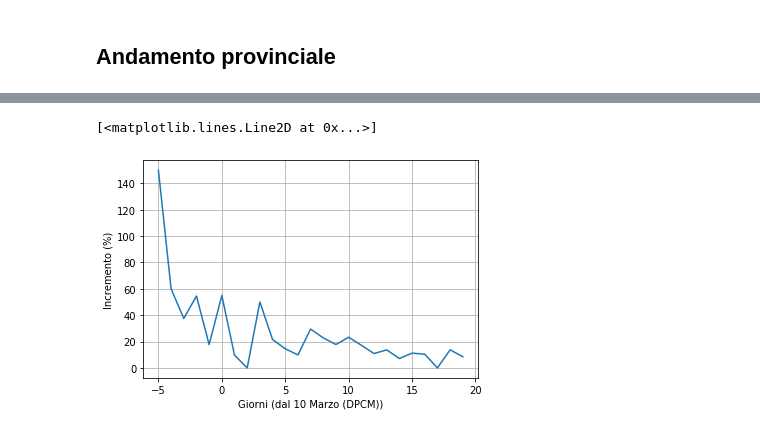
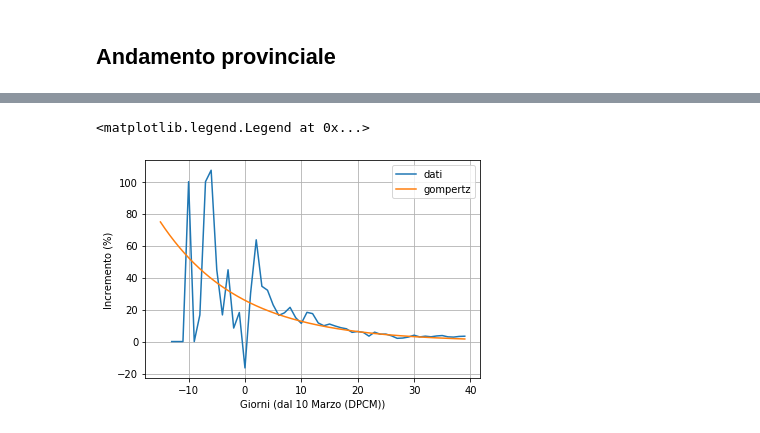
Before and after one commit to rfrancesco/covid-analysis, a Jupyter notebook: covid-ita.ipynb, the cells around one changed output, grey strips where cells are left out. Cells and saved outputs as stored; diff of their text form; code cells hidden in the pictures.

```diff
--- a/covid-ita.ipynb
+++ b/covid-ita.ipynb
@@ -223,7 +323,7 @@ plt.plot(t[1:], smoothr, label='dati')
 ## Andamento provinciale
 # %%
 # Scegliere la provincia e il campo da analizzare
-provincia = 'PI'
+provincia = 'RM'
 
 pv_data = province[province.sigla_provincia.eq(provincia)]
 pv_casi = pv_data['totale_casi']
@@ -300,0 +416,22 @@ for popt in popts:
+# %%
+t = np.linspace(0, pv_casi.size - 1, pv_casi.size) - t_lockdown
+tt = np.linspace(0, pv_casi.size-1, pv_casi.size*100) - t_lockdown
+
+# Dati e fit
+plt.subplot2grid((4,1),(0,0), rowspan = 3)
+plt.title("Fit numerico alla funzione di Gompertz")
+plt.tick_params(labelbottom='off')
+plt.grid()
+plt.ylabel('Casi')
+plt.ylim(0,pv_casi.max() * 1.25)
+
+plt.plot(t,pv_casi,marker='o')
+
+plt.plot(tt, gompertz(tt + t_lockdown, *gom_popt))
+# Residui
+plt.subplot2grid((4,1),(3,0))
+plt.grid()
+plt.xlabel('Giorni (dal 10 Marzo (DPCM))')
+plt.ylabel('Residui')
+
+plt.plot(t, (pv_casi - gompertz(t + t_lockdown, *gom_popt))/pv_casi)
@@ -301,15 +441,15 @@ for popt in popts:
 # %%
 ## Incremento percentuale
 from scipy.signal import savgol_filter
 
 ratio = (pv_casi / np.roll(pv_casi,1) - 1) * 100
 ratio = ratio[1:]
-#smoothr = savgol_filter(ratio,15,1)     # non converge
 plt.xlabel('Giorni (dal 10 Marzo (DPCM))')
 plt.ylabel('Incremento (%)')
 plt.grid()
 plt.plot(t[1:], ratio, label='dati')
-#plt.plot(t[1:], smoothr, label='dati')  # non converge
+plt.plot(tt, 100*dgompertz(tt + t_lockdown, *gom_popt)/gompertz(tt + t_lockdown, *gom_popt), label='gompertz')
+plt.legend()
 # %% [output]
-[<matplotlib.lines.Line2D at 0x...>]
+<matplotlib.legend.Legend at 0x...>
-[figure, old version]
+[figure, new version]
```
Also changed, not shown: parts of 15 cells of this notebook, 1 other file.
